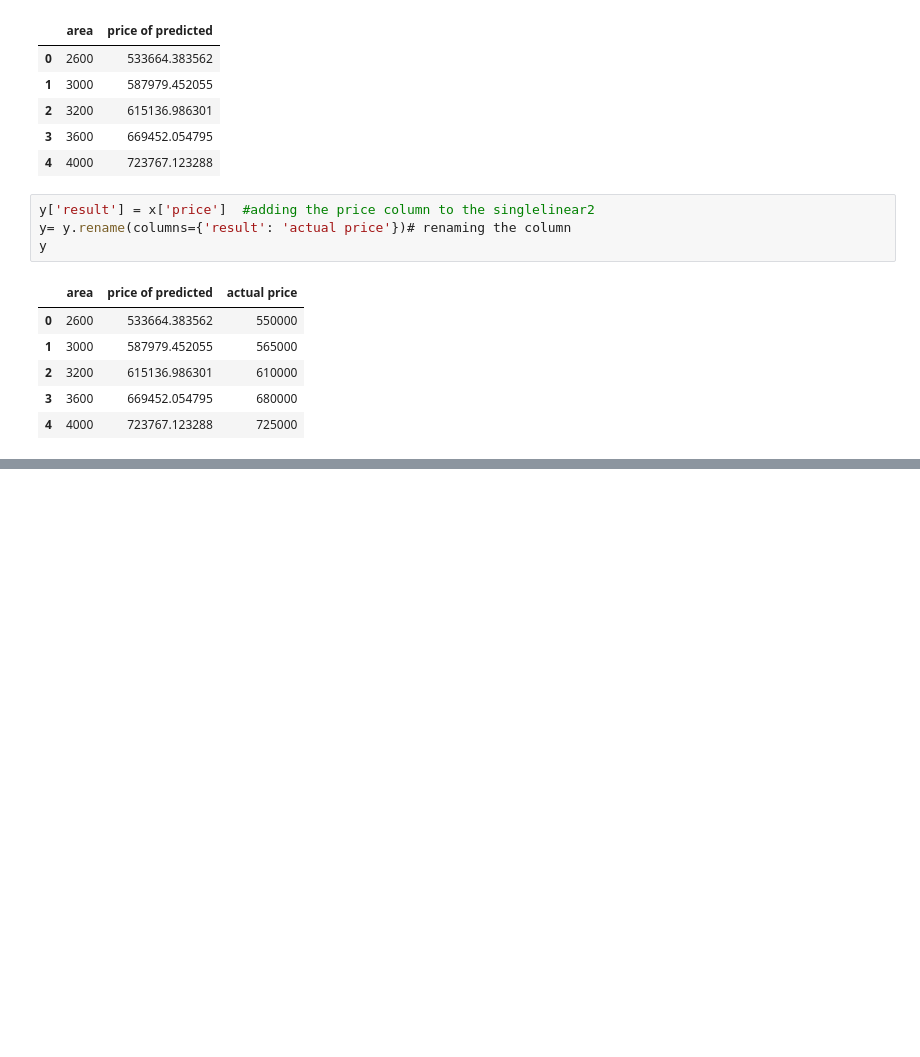
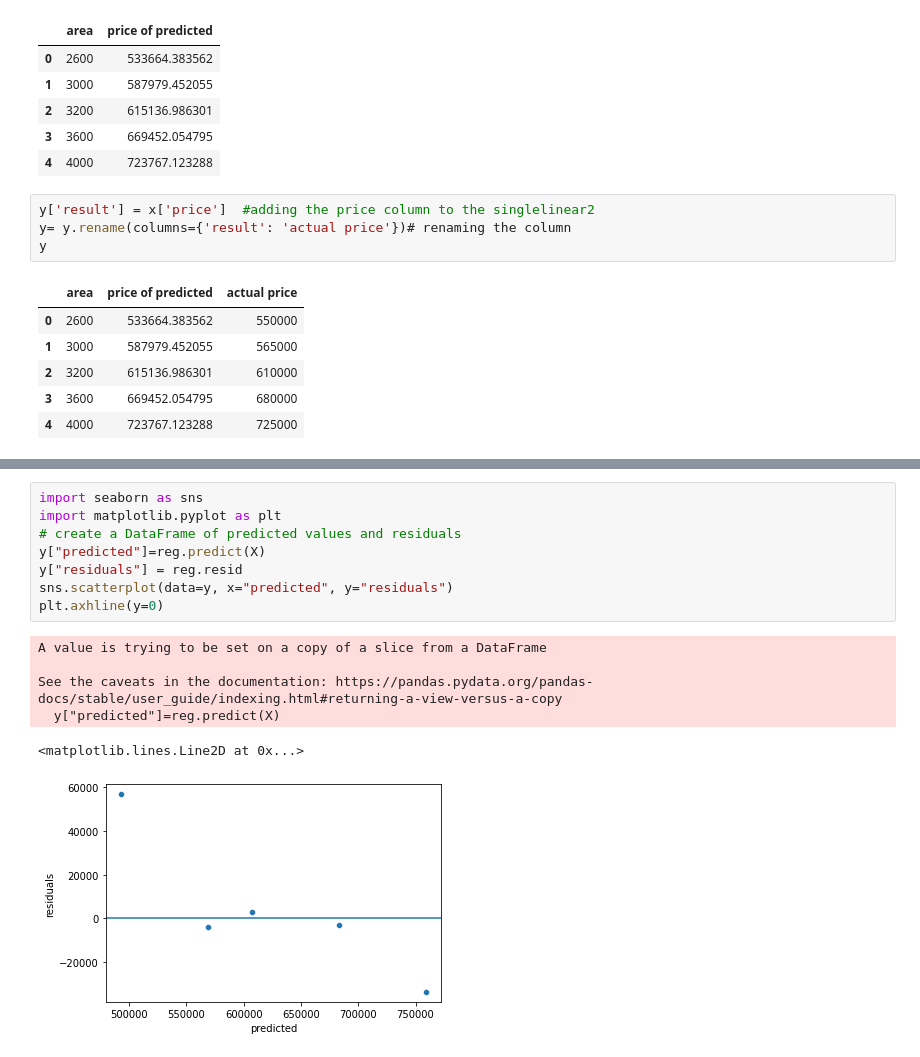
Before and after one commit to Thota-naga-venkata-pramod/Regression, a Jupyter notebook: simple_linear2.ipynb, the cells around one changed output, grey strips where cells are left out. Cells and saved outputs as stored; diff of their text form; blank space fills up the shorter version.

```diff
--- a/simple_linear2.ipynb
+++ b/simple_linear2.ipynb
@@ -96,0 +101,15 @@ dtype: float64
+# %%
+import seaborn as sns
+import matplotlib.pyplot as plt
+# create a DataFrame of predicted values and residuals
+y["predicted"]=reg.predict(X)
+y["residuals"] = reg.resid
+sns.scatterplot(data=y, x="predicted", y="residuals")
+plt.axhline(y=0)
+# %% [output]
+A value is trying to be set on a copy of a slice from a DataFrame
+
+See the caveats in the documentation: https://pandas.pydata.org/pandas-docs/stable/user_guide/indexing.html#returning-a-view-versus-a-copy
+  y["predicted"]=reg.predict(X)
+<matplotlib.lines.Line2D at 0x...>
+[figure, added]
```
Also changed, not shown: parts of 4 cells of this notebook.
